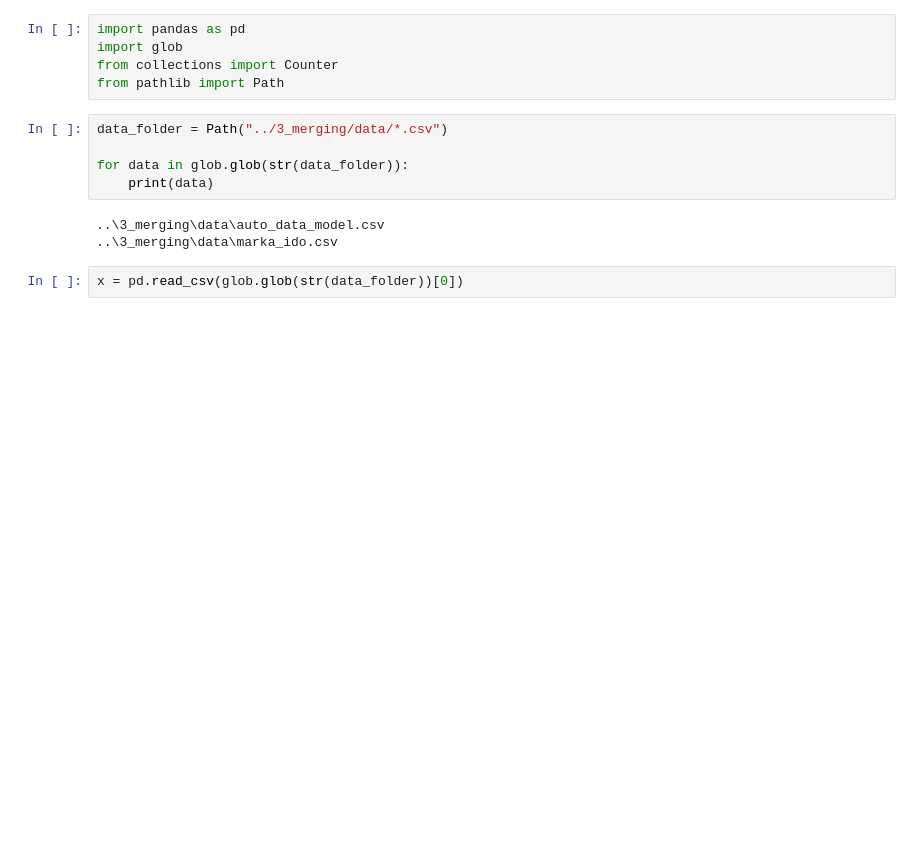
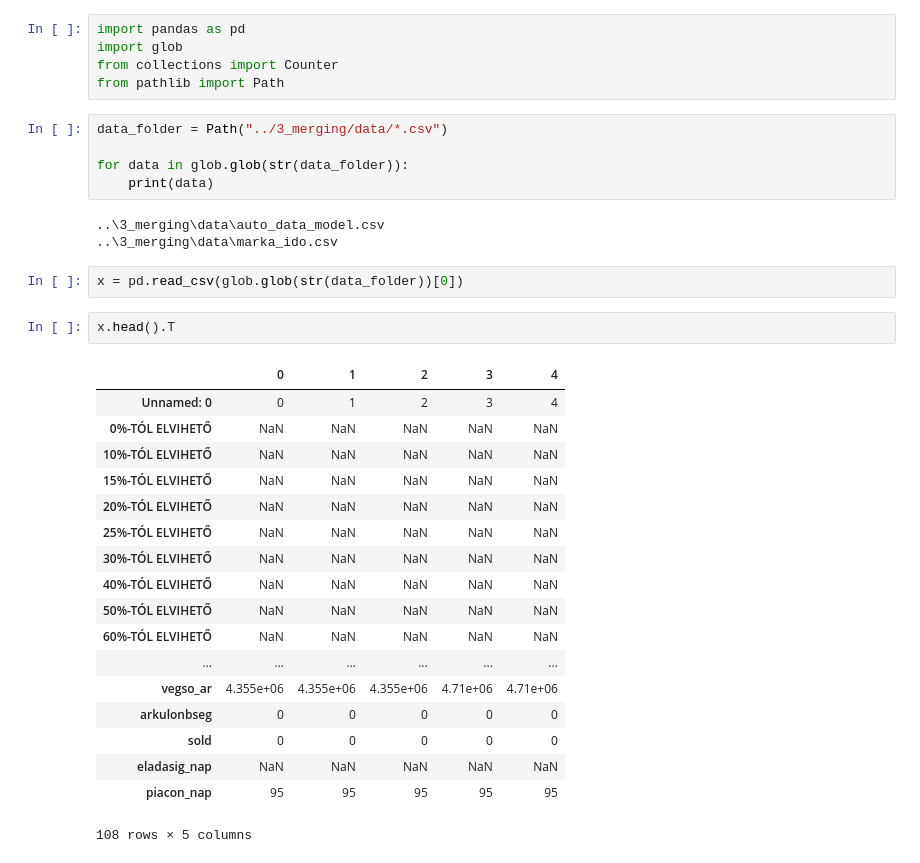
Before and after one commit to gaborberei/challenge-5-epic-battle-of-lakitelek, a Jupyter notebook: 4_szures/szures.ipynb, the cells around one changed output. Cells and saved outputs as stored; diff of their text form; blank space fills up the shorter version.

```diff
--- a/4_szures/szures.ipynb
+++ b/4_szures/szures.ipynb
@@ -13,6 +13,27 @@ for data in glob.glob(str(data_folder)):
 ..\3_merging\data\marka_ido.csv
 # %%
 x = pd.read_csv(glob.glob(str(data_folder))[0])
+# %%
+x.head().T
+# %% [output]
+|  | 0 | 1 | 2 | 3 | 4 |
+| Unnamed: 0 | 0 | 1 | 2 | 3 | 4 |
+| 0%-TÓL ELVIHETŐ | NaN | NaN | NaN | NaN | NaN |
+| 10%-TÓL ELVIHETŐ | NaN | NaN | NaN | NaN | NaN |
+| 15%-TÓL ELVIHETŐ | NaN | NaN | NaN | NaN | NaN |
+| 20%-TÓL ELVIHETŐ | NaN | NaN | NaN | NaN | NaN |
+| 25%-TÓL ELVIHETŐ | NaN | NaN | NaN | NaN | NaN |
+| 30%-TÓL ELVIHETŐ | NaN | NaN | NaN | NaN | NaN |
+| 40%-TÓL ELVIHETŐ | NaN | NaN | NaN | NaN | NaN |
+| 50%-TÓL ELVIHETŐ | NaN | NaN | NaN | NaN | NaN |
+| 60%-TÓL ELVIHETŐ | NaN | NaN | NaN | NaN | NaN |
+| ... | ... | ... | ... | ... | ... |
+| vegso_ar | 4.355e+06 | 4.355e+06 | 4.355e+06 | 4.71e+06 | 4.71e+06 |
+| arkulonbseg | 0 | 0 | 0 | 0 | 0 |
+| sold | 0 | 0 | 0 | 0 | 0 |
+| eladasig_nap | NaN | NaN | NaN | NaN | NaN |
+| piacon_nap | 95 | 95 | 95 | 95 | 95 |
+108 rows × 5 columns
 # %%
 print(len(x.groupby('MARKA_encoded').count()), len(x))
 print(pd.np.mean(x['vegso_ar']), pd.np.median(x['vegso_ar']), pd.np.std(x['vegso_ar']))
```
Also changed, not shown: parts of 3 cells of this notebook.
